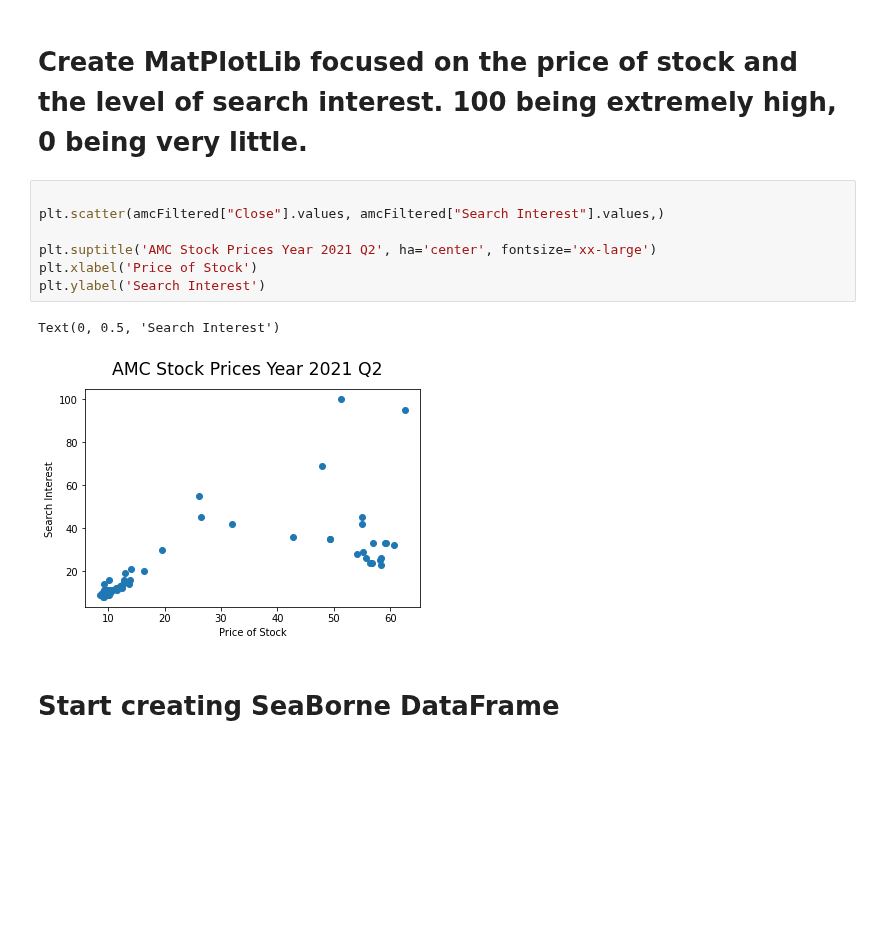
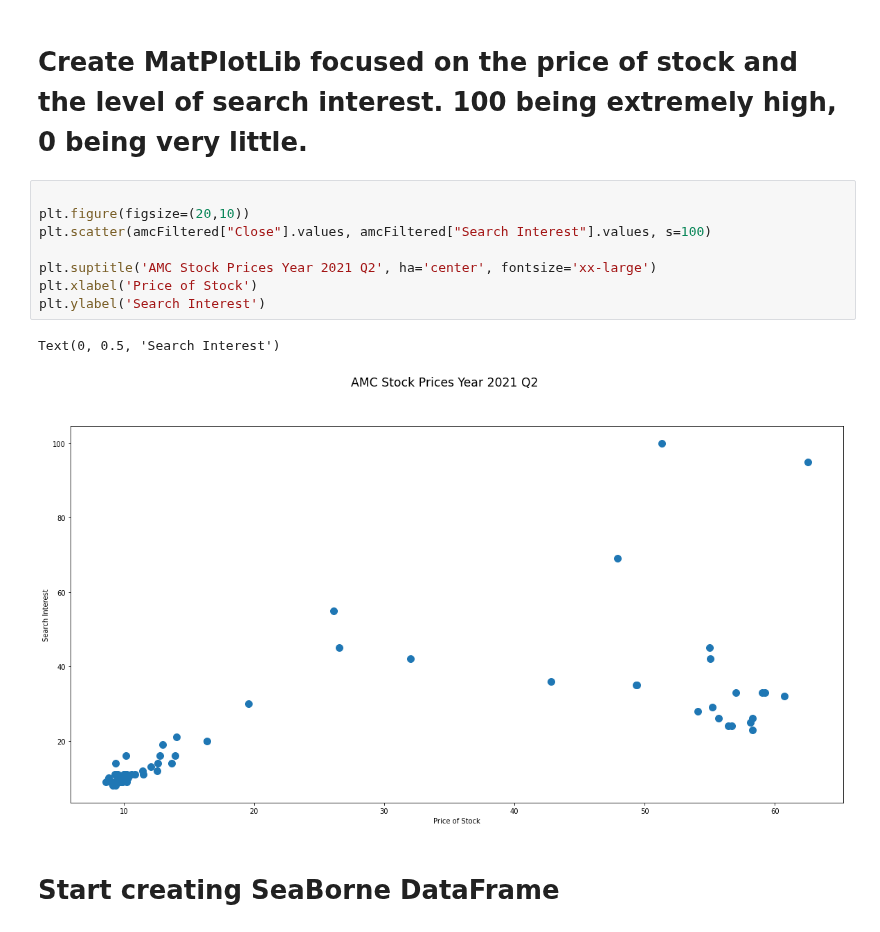
Before and after one commit to atlas125gev/StockProject, a Jupyter notebook: Homework6/Homework6.ssonnack.ipynb, the cells around one changed output. Cells and saved outputs as stored; diff of their text form; blank space fills up the shorter version.

```diff
--- a/Homework6/Homework6.ssonnack.ipynb
+++ b/Homework6/Homework6.ssonnack.ipynb
@@ -137,14 +137,15 @@ amcFiltered
 # Create MatPlotLib focused on the price of stock and the level of search interest.  100 being extremely high, 0 being very little.
 # %%
 
-plt.scatter(amcFiltered["Close"].values, amcFiltered["Search Interest"].values,)
+plt.figure(figsize=(20,10))
+plt.scatter(amcFiltered["Close"].values, amcFiltered["Search Interest"].values, s=100)
 
 plt.suptitle('AMC Stock Prices Year 2021 Q2', ha='center', fontsize='xx-large')
 plt.xlabel('Price of Stock')
 plt.ylabel('Search Interest')
 # %% [output]
 Text(0, 0.5, 'Search Interest')
-[figure, old version]
+[figure, new version]
 # %% [markdown]
 # Start creating SeaBorne DataFrame
 # %%
```
Also changed, not shown: parts of 1 cell of this notebook.
